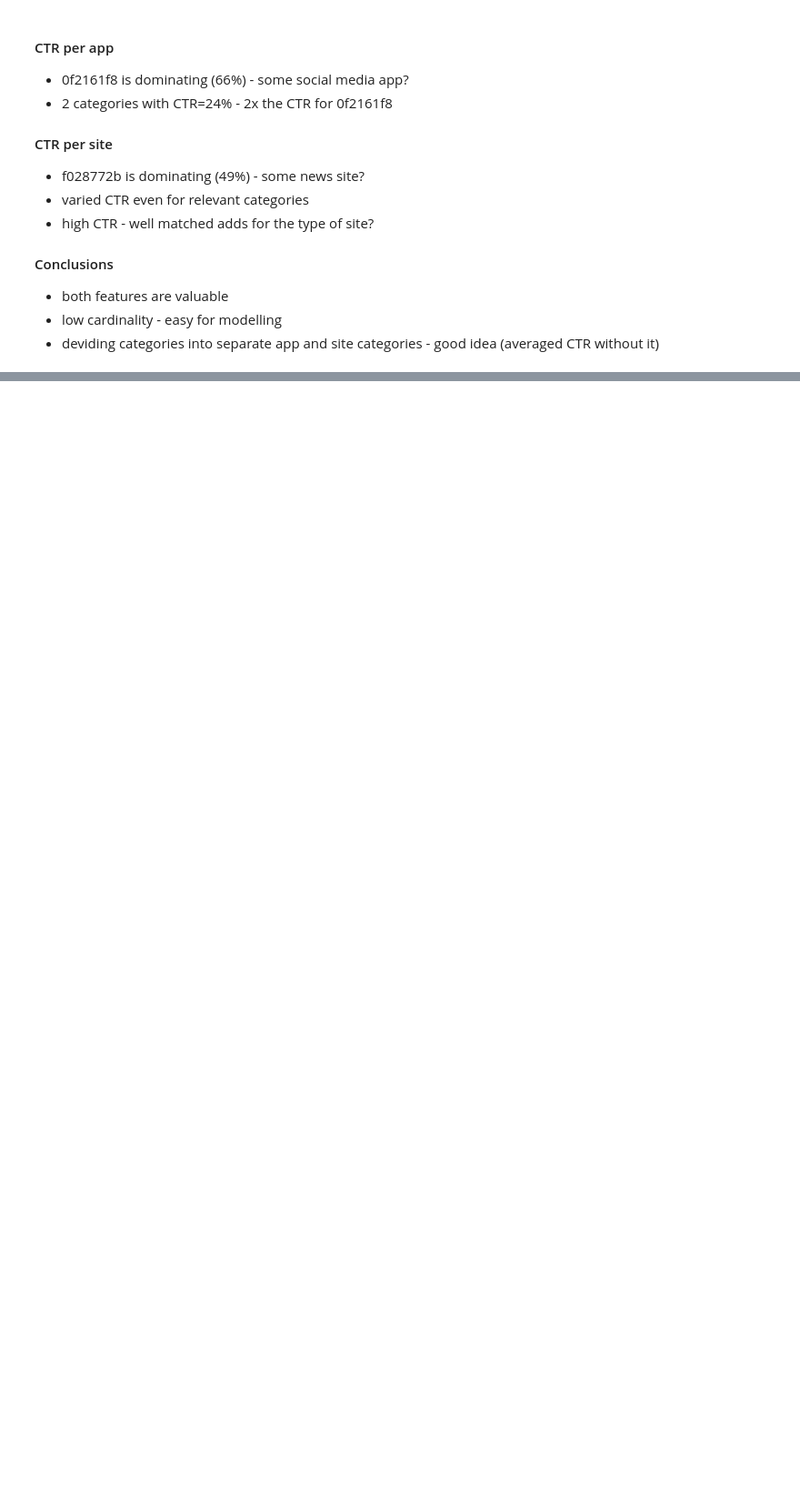
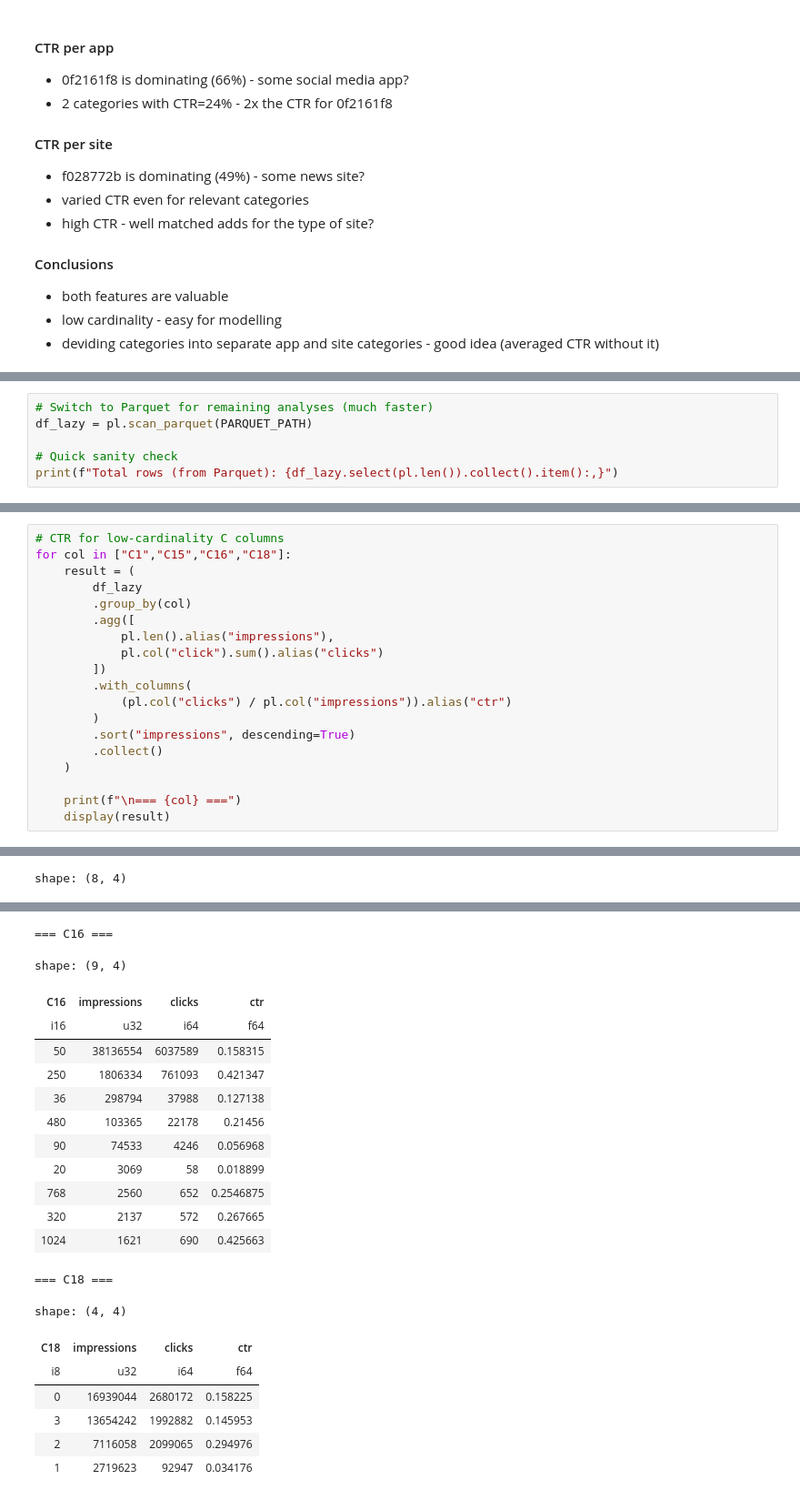
Before and after one commit to xJadzix/ctr-prediction, a Jupyter notebook: notebooks/02_eda.ipynb, the cells around one changed output, grey strips where cells are left out. Shown at 91% size. Saved outputs shown, nothing was run; the diff lists cells and outputs as text; blank space fills up the shorter version.

```diff
--- a/notebooks/02_eda.ipynb
+++ b/notebooks/02_eda.ipynb
@@ -523,0 +578,6 @@ shape: (10, 4)
+# %%
+# Switch to Parquet for remaining analyses (much faster)
+df_lazy = pl.scan_parquet(PARQUET_PATH)
+
+# Quick sanity check
+print(f"Total rows (from Parquet): {df_lazy.select(pl.len()).collect().item():,}")
@@ -523,0 +588,20 @@ shape: (10, 4)
+# %%
+# CTR for low-cardinality C columns
+for col in ["C1","C15","C16","C18"]:
+    result = (
+        df_lazy
+        .group_by(col)
+        .agg([
+            pl.len().alias("impressions"),
+            pl.col("click").sum().alias("clicks")
+        ])
+        .with_columns(
+            (pl.col("clicks") / pl.col("impressions")).alias("ctr")
+        )
+        .sort("impressions", descending=True)
+        .collect()
+    )
+
+    print(f"\n=== {col} ===")
+    display(result)
+# %% [output]
@@ -523,0 +620 @@ shape: (10, 4)
+shape: (8, 4)
@@ -523,0 +631,21 @@ shape: (10, 4)
+=== C16 ===
+shape: (9, 4)
+| C16 | impressions | clicks | ctr |
+| i16 | u32 | i64 | f64 |
+| 50 | 38136554 | 6037589 | 0.158315 |
+| 250 | 1806334 | 761093 | 0.421347 |
+| 36 | 298794 | 37988 | 0.127138 |
+| 480 | 103365 | 22178 | 0.21456 |
+| 90 | 74533 | 4246 | 0.056968 |
+| 20 | 3069 | 58 | 0.018899 |
+| 768 | 2560 | 652 | 0.2546875 |
+| 320 | 2137 | 572 | 0.267665 |
+| 1024 | 1621 | 690 | 0.425663 |
+=== C18 ===
+shape: (4, 4)
+| C18 | impressions | clicks | ctr |
+| i8 | u32 | i64 | f64 |
+| 0 | 16939044 | 2680172 | 0.158225 |
+| 3 | 13654242 | 1992882 | 0.145953 |
+| 2 | 7116058 | 2099065 | 0.294976 |
+| 1 | 2719623 | 92947 | 0.034176 |
```
Also changed, not shown: parts of 8 cells of this notebook.
